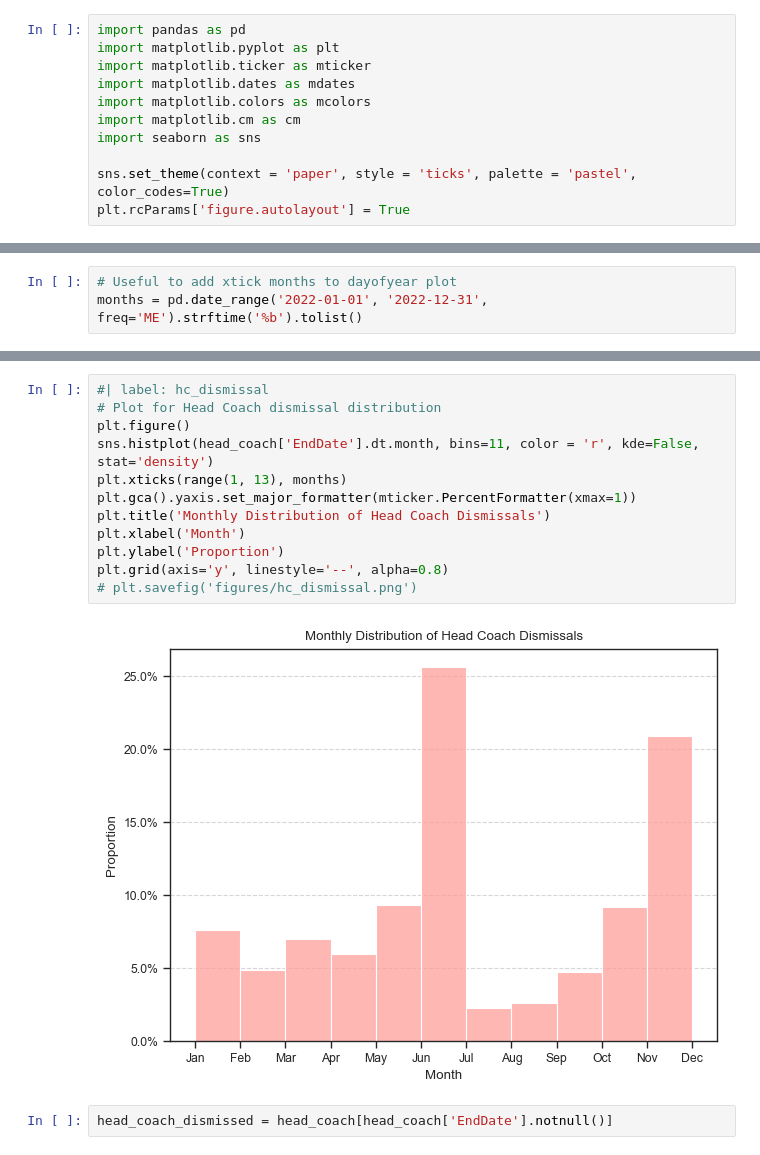
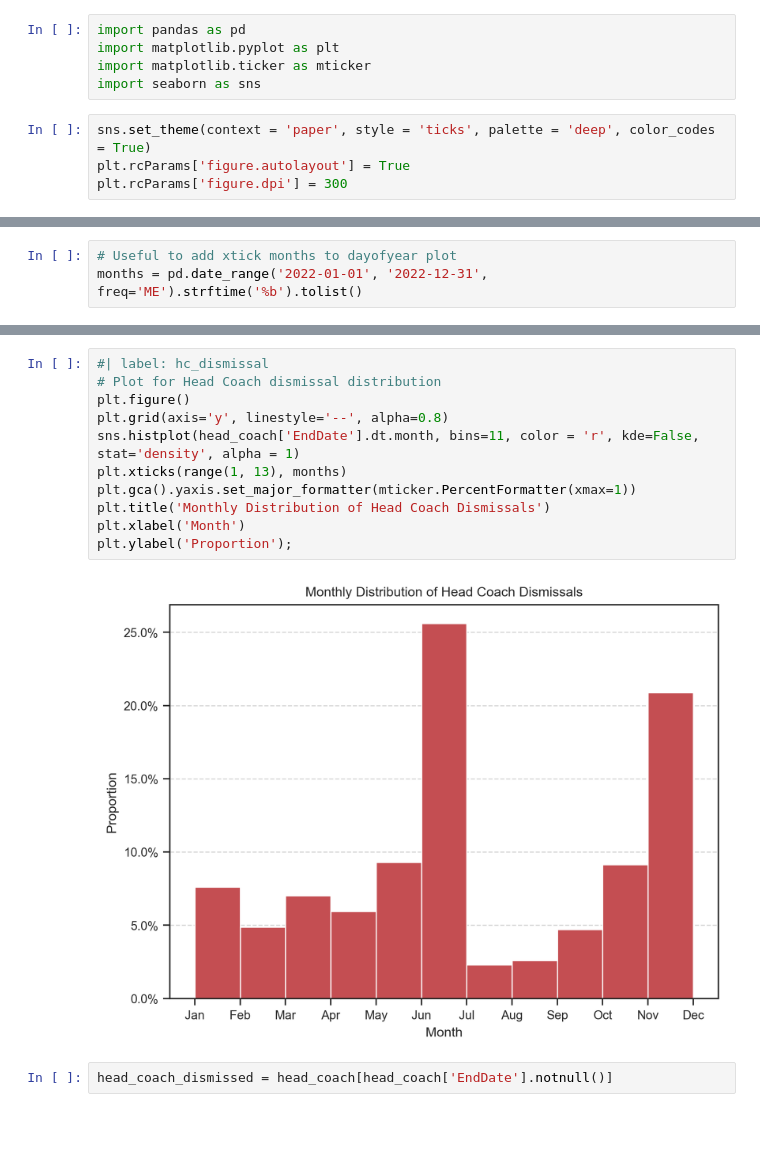
Before and after one commit to mathisdrn/head_coach_dismissal, a Jupyter notebook: src/03 Headcoach analysis.ipynb, the cells around one changed output, grey strips where cells are left out. Cells and saved outputs as stored; diff of their text form; blank space fills up the shorter version.

```diff
--- a/src/03 Headcoach analysis.ipynb
+++ b/src/03 Headcoach analysis.ipynb
@@ -9,13 +9,11 @@ description: Exploratory data analysis of the head coaches dataset
 import pandas as pd
 import matplotlib.pyplot as plt
 import matplotlib.ticker as mticker
-import matplotlib.dates as mdates
-import matplotlib.colors as mcolors
-import matplotlib.cm as cm
 import seaborn as sns
-
-sns.set_theme(context = 'paper', style = 'ticks', palette = 'pastel', color_codes=True)
-plt.rcParams['figure.autolayout'] = True
+# %%
+sns.set_theme(context = 'paper', style = 'ticks', palette = 'deep', color_codes = True)
+plt.rcParams['figure.autolayout'] = True
+plt.rcParams['figure.dpi'] = 300
 # %% [markdown]
 ### Loading data
 # %%
@@ -50,17 +43,16 @@ plt.grid(axis='y', linestyle='--', alpha=0.8)
 # %%
 #| label: hc_dismissal
 # Plot for Head Coach dismissal distribution
 plt.figure()
-sns.histplot(head_coach['EndDate'].dt.month, bins=11, color = 'r', kde=False, stat='density')
+plt.grid(axis='y', linestyle='--', alpha=0.8)
+sns.histplot(head_coach['EndDate'].dt.month, bins=11, color = 'r', kde=False, stat='density', alpha = 1)
 plt.xticks(range(1, 13), months)
 plt.gca().yaxis.set_major_formatter(mticker.PercentFormatter(xmax=1))
 plt.title('Monthly Distribution of Head Coach Dismissals')
 plt.xlabel('Month')
-plt.ylabel('Proportion')
-plt.grid(axis='y', linestyle='--', alpha=0.8)
-# plt.savefig('figures/hc_dismissal.png')
+plt.ylabel('Proportion');
 # %% [output]
-[figure, old version]
+[figure, new version]
 # %%
 head_coach_dismissed = head_coach[head_coach['EndDate'].notnull()]
 # %%
```
Also changed, not shown: parts of 9 cells of this notebook, 1 other file.
